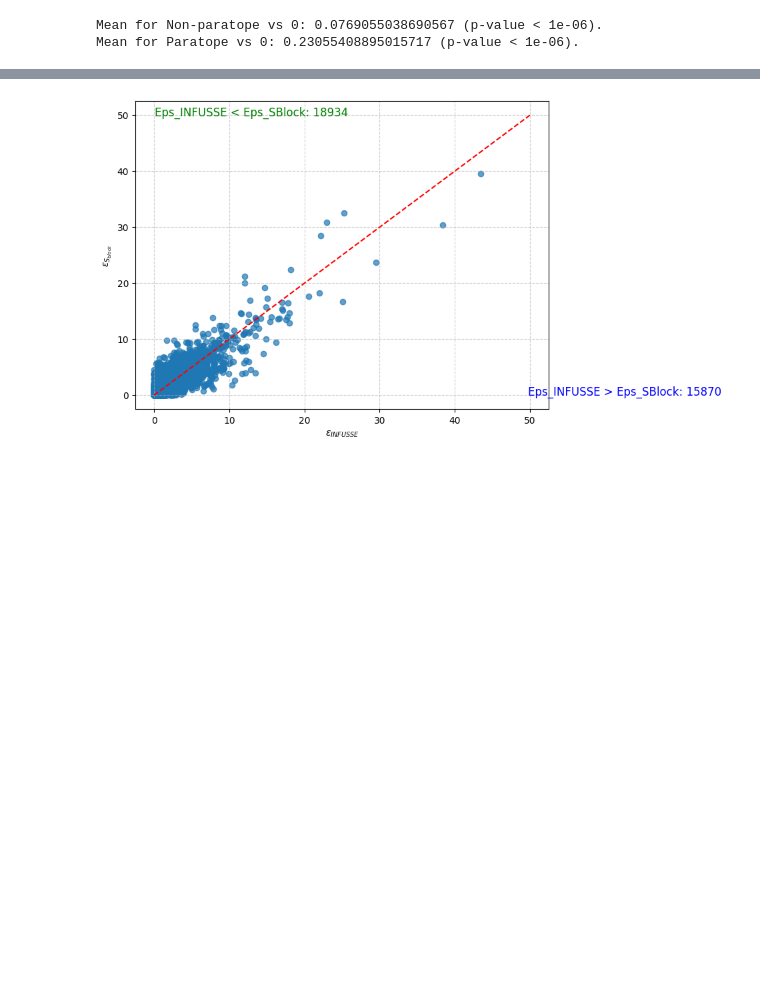
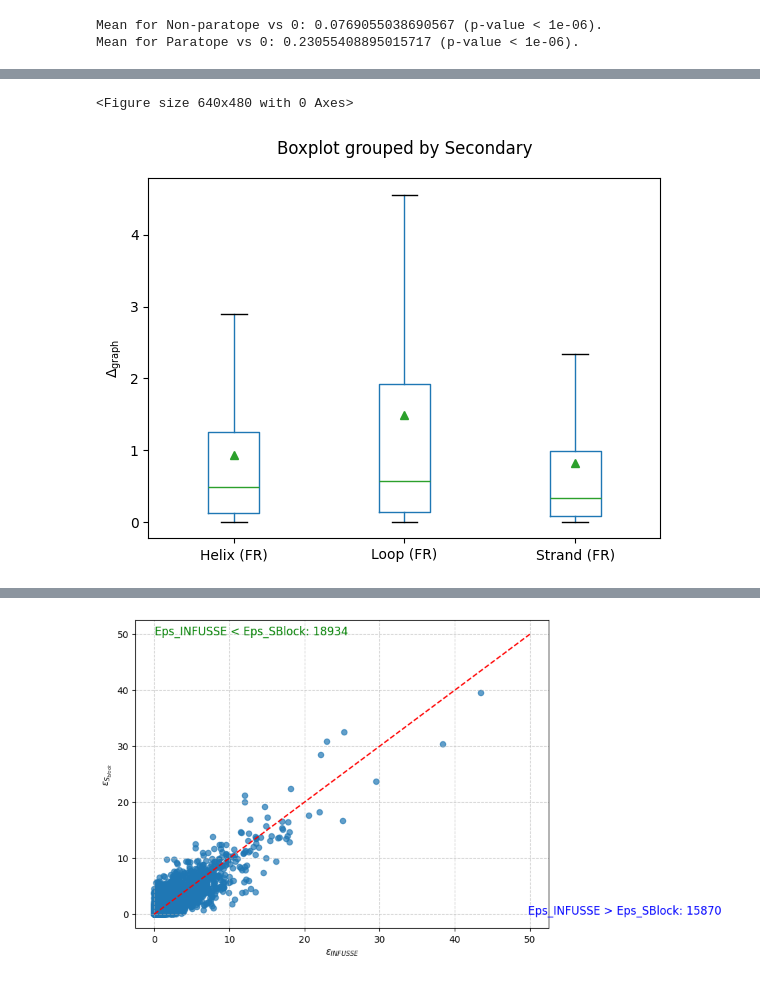
Before and after one commit to kevinmicha/INFUSSE, a Jupyter notebook: notebooks/Interpretability.ipynb, the cells around one changed output, grey strips where cells are left out. Saved outputs shown, nothing was run; the diff lists cells and outputs as text; code cells hidden in the pictures; blank space fills up the shorter version.

```diff
--- a/notebooks/Interpretability.ipynb
+++ b/notebooks/Interpretability.ipynb
@@ -48,6 +48,8 @@ delta_graph, secondary_v, ds, heavy_v, light_v, epitope_m, paratope_m = preproce
 delta_graph_v = get_variable_region_only(delta_graph, heavy, light, heavy_v, light_v)
 errors_v = get_variable_region_only(errors, heavy, light, heavy_v, light_v)
 errors_seq_v = get_variable_region_only(errors_seq, heavy, light, heavy_v, light_v)
+errors_ag = get_antigen_only(errors, heavy, light)
+errors_seq_ag = get_antigen_only(errors_seq, heavy, light)
 delta_graph_ag = get_antigen_only(delta_graph, heavy, light)
 secondary_ag = get_antigen_only(secondary, heavy, light)
 # %% [markdown]
@@ -194,0 +275,5 @@ Mean for Paratope vs 0: 0.23055408895015717 (p-value < 1e-06).
+# %%
+boxplot_delta_graph(errors_seq_ag, secondary_ag)
+# %% [output]
+<Figure size 640x480 with 0 Axes>
+[figure, added]
```
Also changed, not shown: parts of 34 cells of this notebook.
